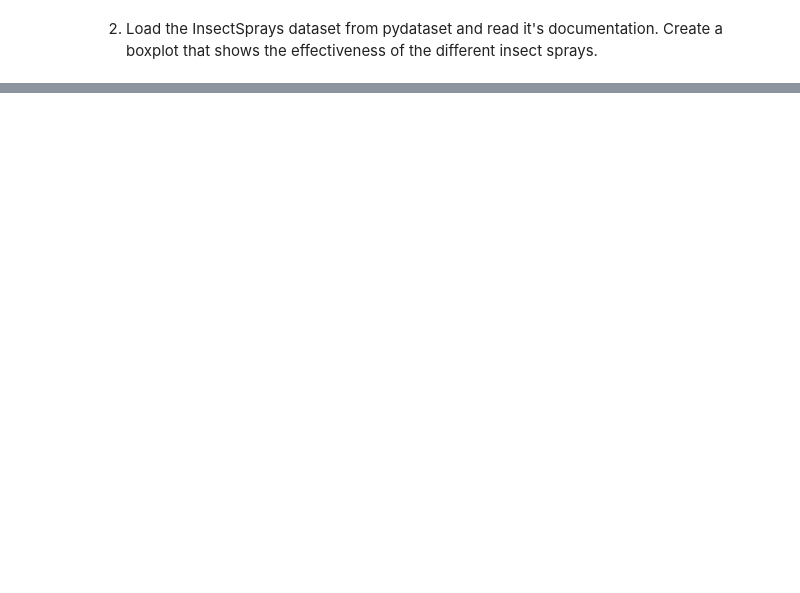
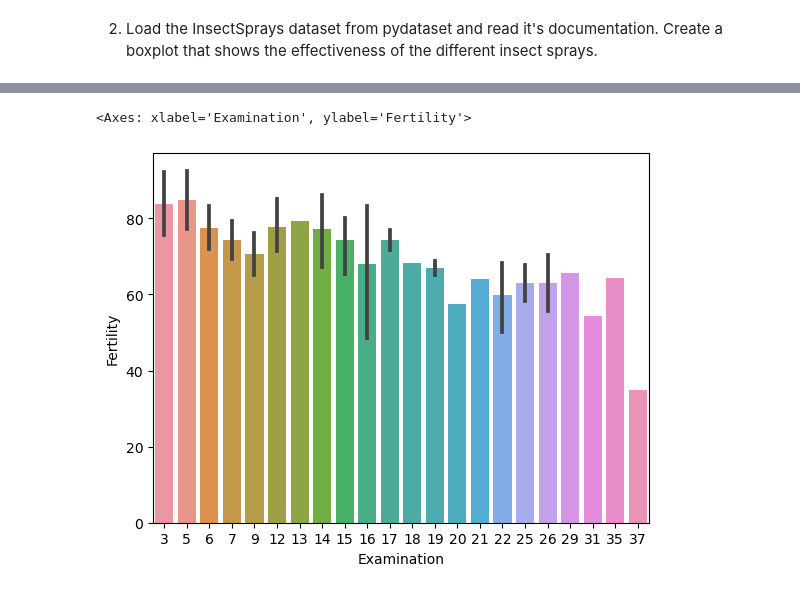
Before and after one commit to eelysee/numpy_pandas_visualization_exercises, a Jupyter notebook: seaborn_exercises.ipynb, the cells around one changed output, grey strips where cells are left out. Cells and saved outputs as stored; diff of their text form; code cells hidden in the pictures; blank space fills up the shorter version.

```diff
--- a/seaborn_exercises.ipynb
+++ b/seaborn_exercises.ipynb
@@ -110,0 +155,7 @@ sns.boxplot(data=InsectSprays)
+# %%
+# The Examination Nation collum seems to be the most strongly coorelated measure
+
+sns.barplot(data=swiss, x= 'Examination' , y= 'Fertility')
+# %% [output]
+<Axes: xlabel='Examination', ylabel='Fertility'>
+[figure, added]
```
Also changed, not shown: parts of 23 cells of this notebook.
